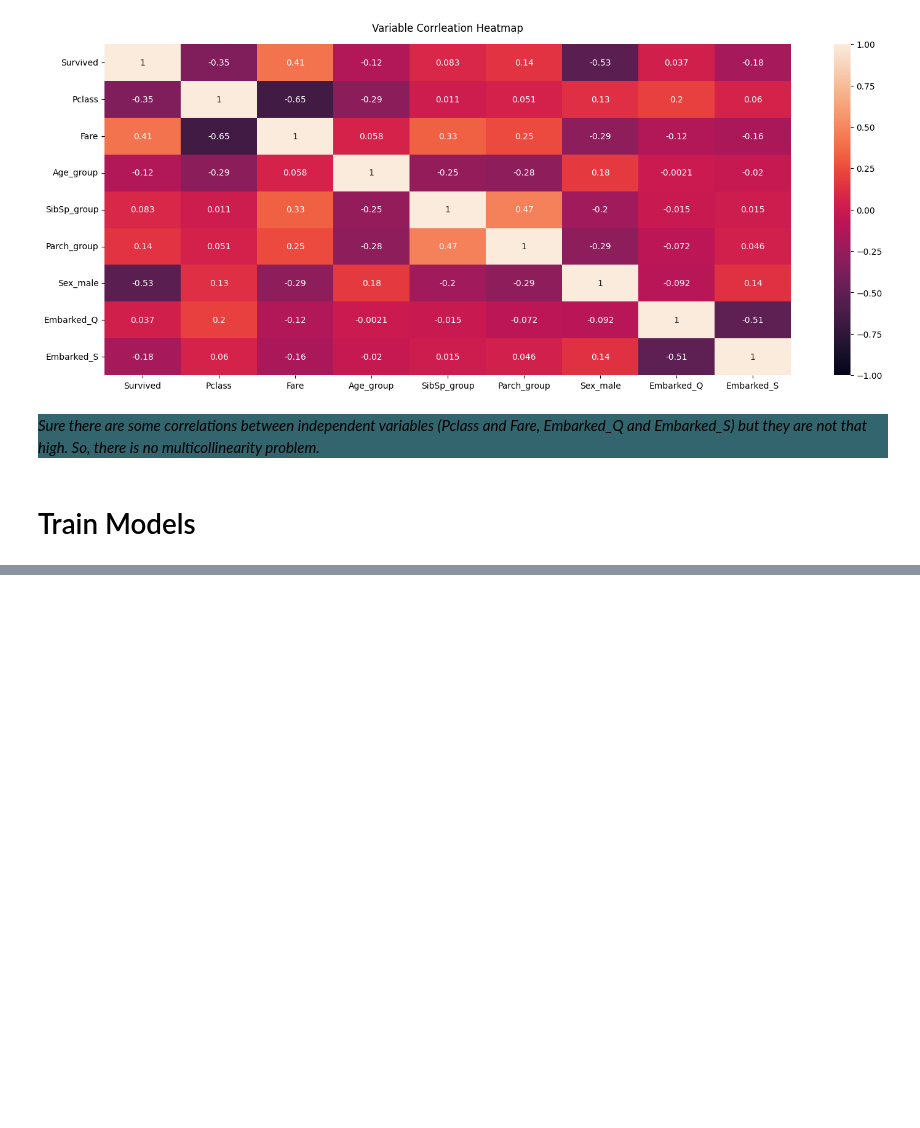
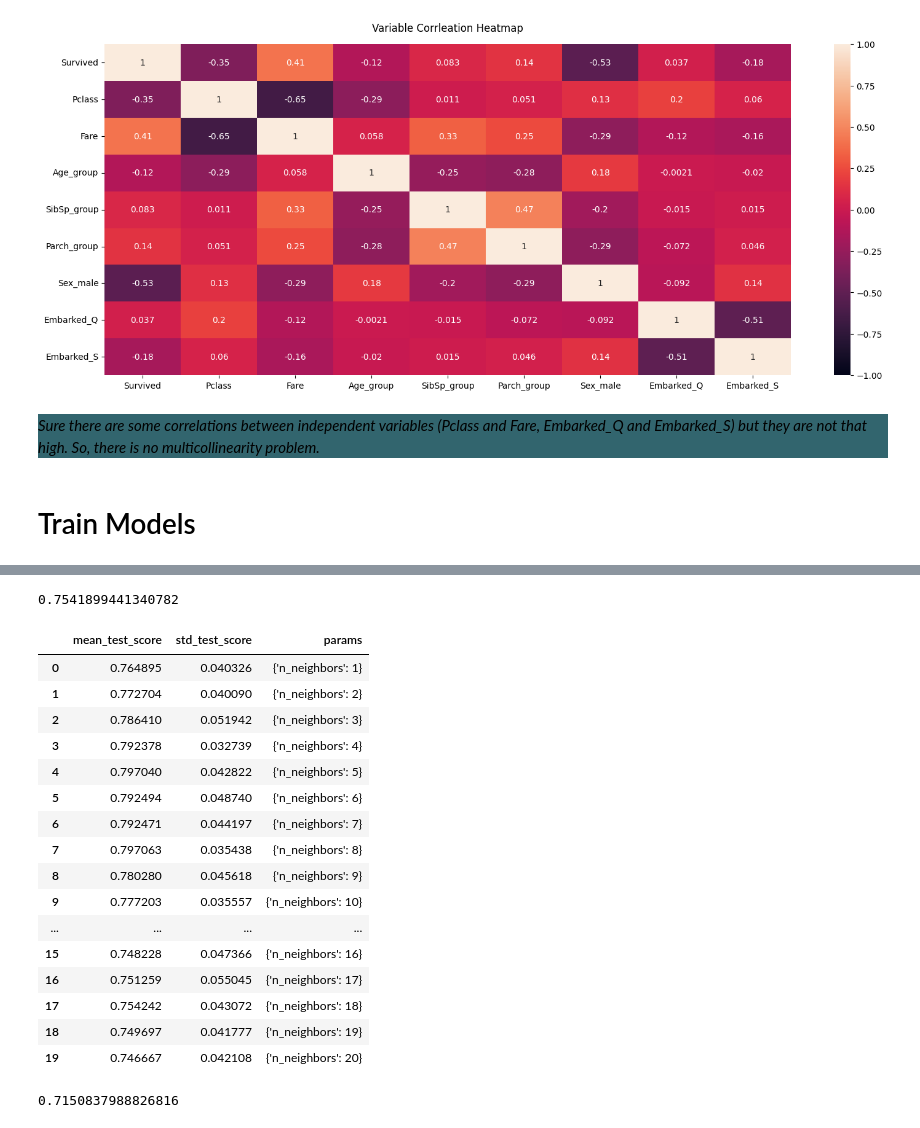
Before and after one commit to GiorgiChkhitunidze/Would-you-survive-sinking-of-the-Titanic, a Jupyter notebook: main.ipynb, the cells around one changed output, grey strips where cells are left out. Saved outputs shown, nothing was run; the diff lists cells and outputs as text; code cells hidden in the pictures; blank space fills up the shorter version.

```diff
--- a/main.ipynb
+++ b/main.ipynb
@@ -360,0 +363,8 @@ print(score)
+# %%
+model = RandomForestClassifier(max_depth=2, random_state=0)
+model.fit(train_df.drop('Survived', axis=1), train_df['Survived'])
+predictions = model.predict(test_df.drop('Survived', axis=1))
+accuracy = accuracy_score(test_df.Survived.values.ravel(), predictions)
+accuracy
+# %% [output]
+0.7541899441340782
@@ -360,0 +375,33 @@ print(score)
+# %%
+param_grid = {'n_neighbors' : list(range(1, 21))}
+# %%
+knn = KNeighborsClassifier()
+grid = GridSearchCV(knn, param_grid, cv=10, scoring='accuracy', return_train_score=False)
+grid.fit(train_df.drop('Survived', axis=1), train_df['Survived'])
+pd.DataFrame(grid.cv_results_)[['mean_test_score', 'std_test_score', 'params']]
+# %% [output]
+|  | mean_test_score | std_test_score | params |
+| 0 | 0.764895 | 0.040326 | {'n_neighbors': 1} |
+| 1 | 0.772704 | 0.040090 | {'n_neighbors': 2} |
+| 2 | 0.786410 | 0.051942 | {'n_neighbors': 3} |
+| 3 | 0.792378 | 0.032739 | {'n_neighbors': 4} |
+| 4 | 0.797040 | 0.042822 | {'n_neighbors': 5} |
+| 5 | 0.792494 | 0.048740 | {'n_neighbors': 6} |
+| 6 | 0.792471 | 0.044197 | {'n_neighbors': 7} |
+| 7 | 0.797063 | 0.035438 | {'n_neighbors': 8} |
+| 8 | 0.780280 | 0.045618 | {'n_neighbors': 9} |
+| 9 | 0.777203 | 0.035557 | {'n_neighbors': 10} |
+| ... | ... | ... | ... |
+| 15 | 0.748228 | 0.047366 | {'n_neighbors': 16} |
+| 16 | 0.751259 | 0.055045 | {'n_neighbors': 17} |
+| 17 | 0.754242 | 0.043072 | {'n_neighbors': 18} |
+| 18 | 0.749697 | 0.041777 | {'n_neighbors': 19} |
+| 19 | 0.746667 | 0.042108 | {'n_neighbors': 20} |
+# %%
+knn = KNeighborsClassifier(n_neighbors=5)
+knn.fit(train_df.drop('Survived', axis=1), train_df.Survived.ravel())
+predictions = knn.predict(test_df.drop('Survived', axis=1))
+accuracy = accuracy_score(test_df.Survived.values.ravel(), predictions)
+accuracy
+# %% [output]
+0.7150837988826816
```
Also changed, not shown: parts of 10 cells of this notebook, 1 other file.
